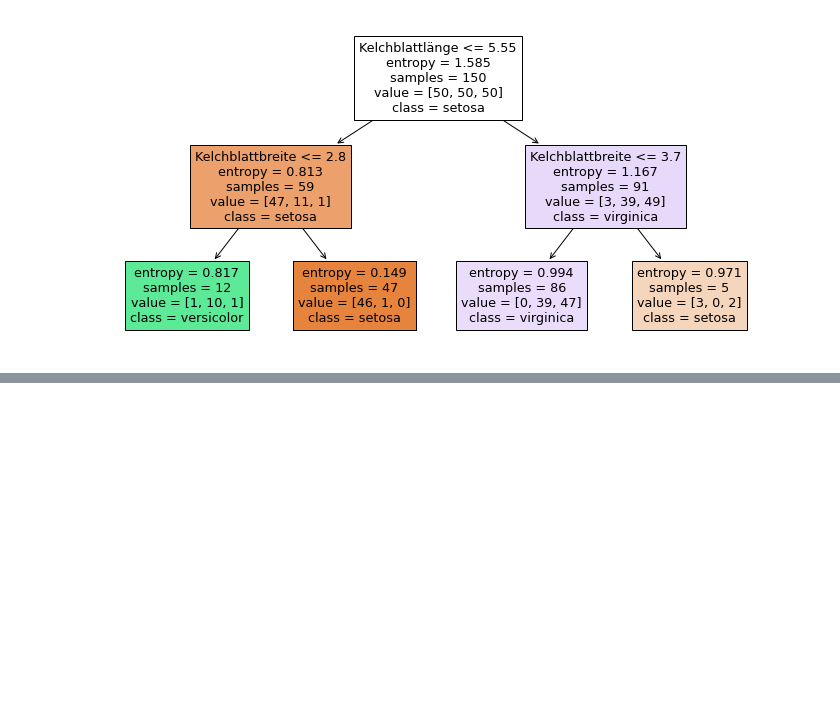
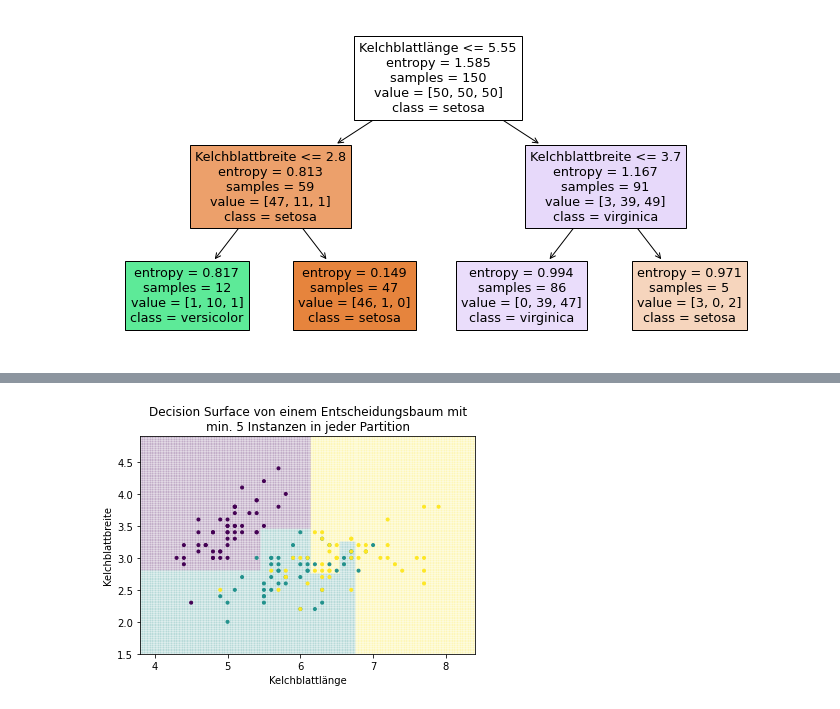
Before and after one commit to sherbold/data-science-crashkurs, a Jupyter notebook: content/chapters/kapitel_07.ipynb, the cells around one changed output, grey strips where cells are left out. Cells and saved outputs as stored; diff of their text form; code cells hidden in the pictures; blank space fills up the shorter version.

```diff
--- a/content/chapters/kapitel_07.ipynb
+++ b/content/chapters/kapitel_07.ipynb
@@ -434,0 +477,5 @@ The decision surface of the above tree looks as follows.
+# %%
+plot_decision_surface(DecisionTreeClassifier(min_samples_leaf=5), X, Y, title="Decision Surface von einem Entscheidungsbaum mit\nmin. 5 Instanzen in jeder Partition")
+plt.show()
+# %% [output]
+[figure, added]
```
Also changed, not shown: parts of 25 cells of this notebook.
